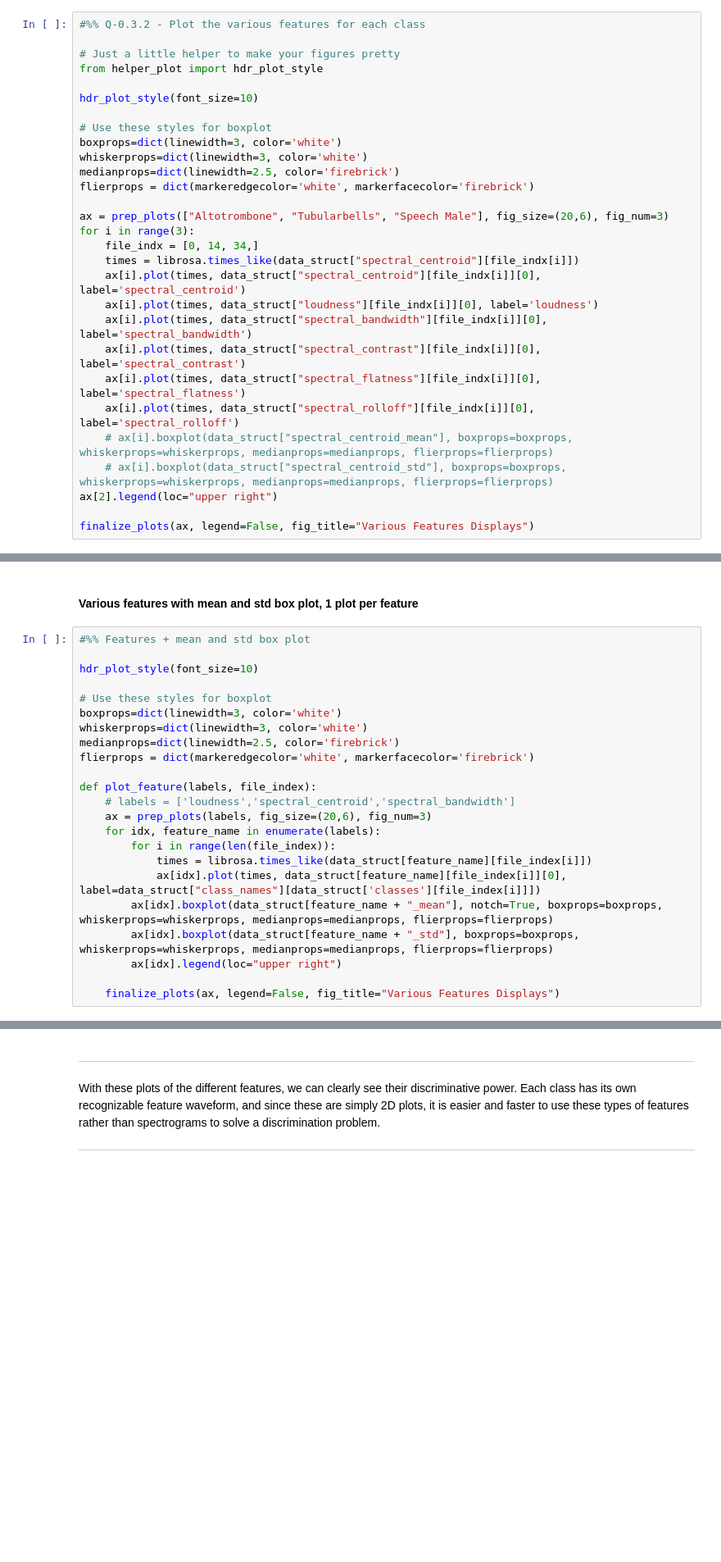
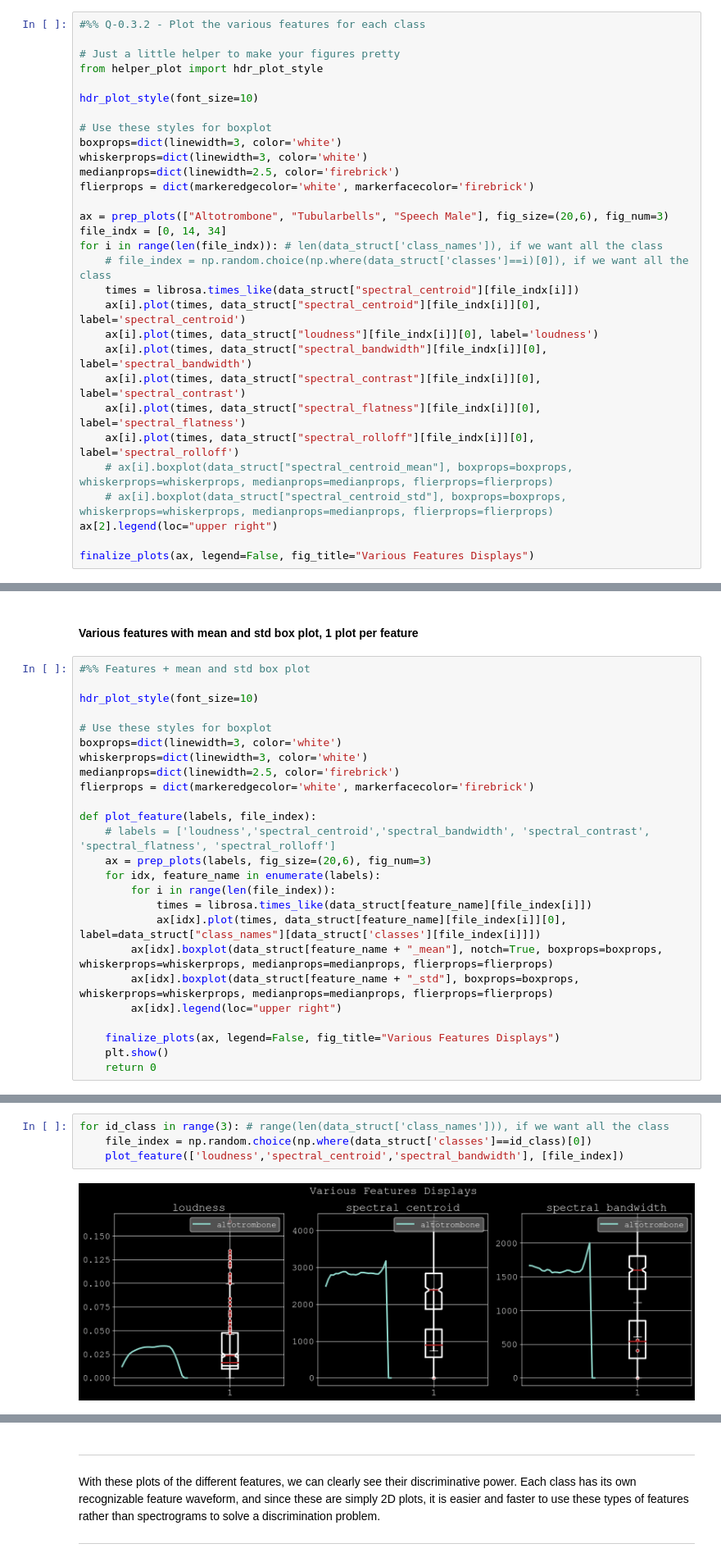
Before and after one commit to PierreChouteau/atiam_ml, a Jupyter notebook: 01a_machine_learning.ipynb, the cells around one changed output, grey strips where cells are left out. Shown at 82% size. Cells and saved outputs as stored; diff of their text form; blank space fills up the shorter version.

```diff
--- a/01a_machine_learning.ipynb
+++ b/01a_machine_learning.ipynb
@@ -464,8 +464,9 @@ medianprops=dict(linewidth=2.5, color='firebrick')
 flierprops = dict(markeredgecolor='white', markerfacecolor='firebrick')
 
 ax = prep_plots(["Altotrombone", "Tubularbells", "Speech Male"], fig_size=(20,6), fig_num=3)
-for i in range(3):
-    file_indx = [0, 14, 34,]
+file_indx = [0, 14, 34]
+for i in range(len(file_indx)): # len(data_struct['class_names']), if we want all the class
+    # file_index = np.random.choice(np.where(data_struct['classes']==i)[0]), if we want all the class
     times = librosa.times_like(data_struct["spectral_centroid"][file_indx[i]])
     ax[i].plot(times, data_struct["spectral_centroid"][file_indx[i]][0], label='spectral_centroid')
     ax[i].plot(times, data_struct["loudness"][file_indx[i]][0], label='loudness')
@@ -494,7 +495,7 @@ medianprops=dict(linewidth=2.5, color='firebrick')
 flierprops = dict(markeredgecolor='white', markerfacecolor='firebrick')
 
 def plot_feature(labels, file_index):
-    # labels = ['loudness','spectral_centroid','spectral_bandwidth']
+    # labels = ['loudness','spectral_centroid','spectral_bandwidth', 'spectral_contrast', 'spectral_flatness', 'spectral_rolloff']
     ax = prep_plots(labels, fig_size=(20,6), fig_num=3)
     for idx, feature_name in enumerate(labels):
         for i in range(len(file_index)):
@@ -505,3 +506,5 @@ def plot_feature(labels, file_index):
         ax[idx].legend(loc="upper right")
 
     finalize_plots(ax, legend=False, fig_title="Various Features Displays")
+    plt.show()
+    return 0
@@ -515,0 +511,6 @@ plot_feature(['spectral_contrast', 'spectral_flatness', 'spectral_rolloff'], [0,
+# %%
+for id_class in range(3): # range(len(data_struct['class_names'])), if we want all the class
+    file_index = np.random.choice(np.where(data_struct['classes']==id_class)[0])
+    plot_feature(['loudness','spectral_centroid','spectral_bandwidth'], [file_index])
+# %% [output]
+[figure, added]
```
Also changed, not shown: parts of 15 cells of this notebook, 2 other files.
